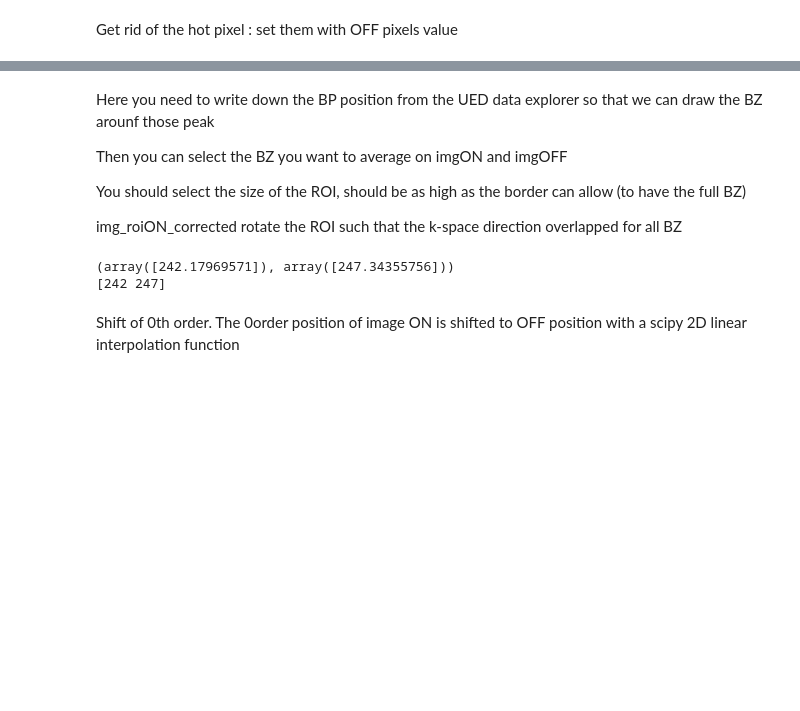
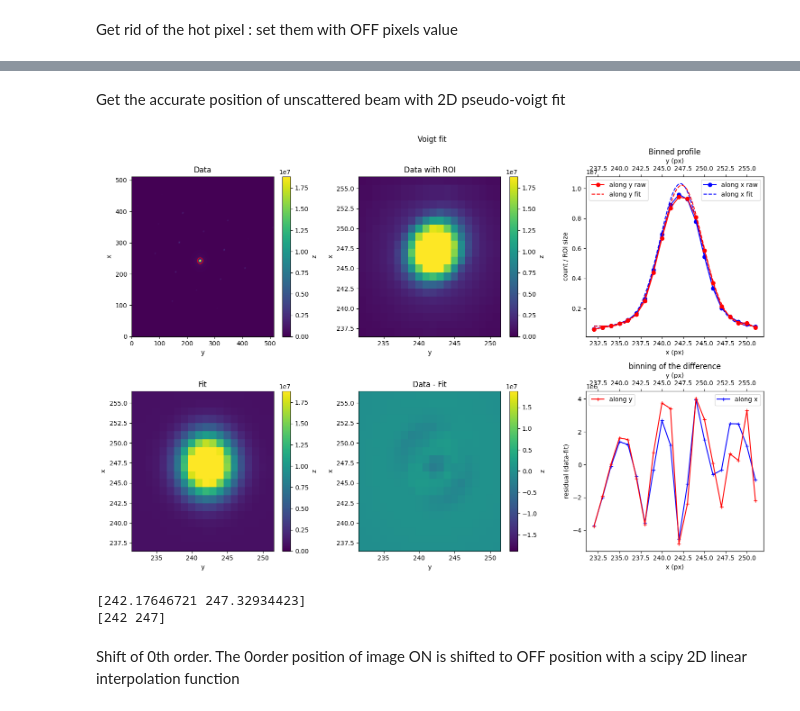
Before and after one commit to remiclaude/UED_processing, a Jupyter notebook: treat_pickle.ipynb, the cells around one changed output, grey strips where cells are left out. Saved outputs shown, nothing was run; the diff lists cells and outputs as text; code cells hidden in the pictures; blank space fills up the shorter version.

```diff
--- a/treat_pickle.ipynb
+++ b/treat_pickle.ipynb
@@ -86,23 +87,19 @@ average ratio of hot pixel :  7.017552852630615
-# %% [markdown]
-Here you need to write down the BP position from the UED data explorer so that we can draw the BZ arounf those peak
-
-Then you can select the BZ you want to average on imgON and imgOFF
-
-You should select the size of the ROI, should be as high as the border can allow (to have the full BZ)
-
-img_roiON_corrected rotate the ROI such that the k-space direction overlapped for all BZ
+# %% [markdown]
+Get the accurate position of unscattered beam with 2D pseudo-voigt fit
 # %%
 s_roi = 10
-Zorder_fit = find_peak.get_all(imgON[0], [Zorder_in[1]-s_roi, Zorder_in[1]+s_roi, Zorder_in[0]-s_roi, Zorder_in[0]+s_roi])[4:6]
+# Zorder_fit = find_peak.get_all(imgON[0], [Zorder_in[1]-s_roi, Zorder_in[1]+s_roi, Zorder_in[0]-s_roi, Zorder_in[0]+s_roi])[4:6]
+Zorder_fit = find_peak.get_pos_around(imgON[0], Zorder_in, s_roi, method='2D_voigt', show_plot=True)
 print(Zorder_fit)
 ## Zorder is the the position of the unscattered beam for delay = 0
 Zorder = np.reshape(Zorder_fit, (2,))
 Zorder_in = Zorder.astype(np.int16)
 print(Zorder_in)
 vec_i = Zorder - BP1
 angle_sym = np.pi/3
 # %% [output]
+[figure, added]
-(array([242.17969571]), array([247.34355756]))
+[242.17646721 247.32934423]
 [242 247]
 # %% [markdown]
 Shift of 0th order. The 0order position of image ON is shifted to OFF position with a scipy 2D linear interpolation function
```
Also changed, not shown: parts of 24 cells of this notebook, 2 other files.
